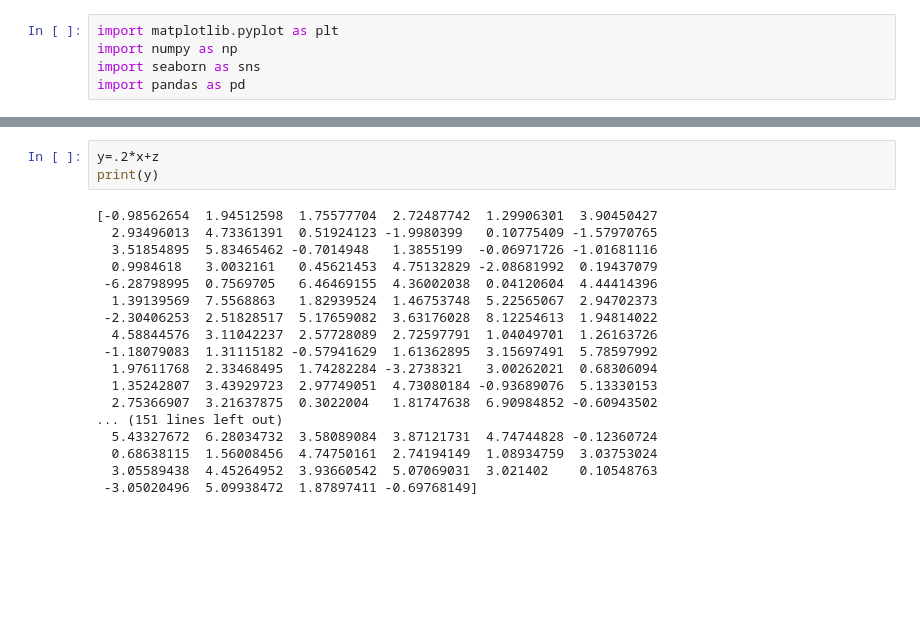
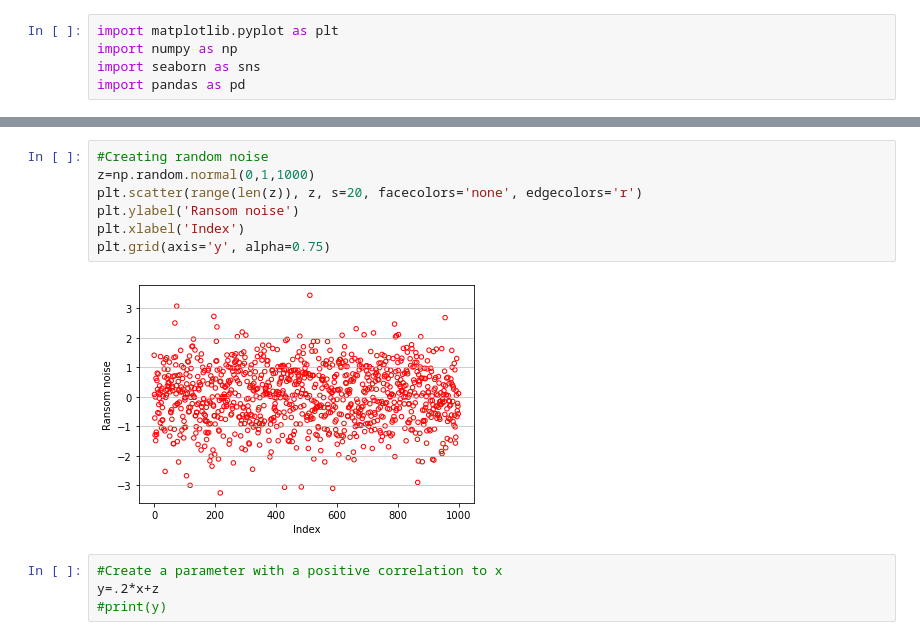
Before and after one commit to pereral/youtubecodes, a Jupyter notebook: demo1.ipynb, the cells around one changed output, grey strips where cells are left out. Drawn from its saved outputs; the diff is of its cells as text; blank space fills up the shorter version.

```diff
--- a/demo1.ipynb
+++ b/demo1.ipynb
@@ -83,24 +59,16 @@ print(z)
+# %%
+#Creating random noise
+z=np.random.normal(0,1,1000)
+plt.scatter(range(len(z)), z, s=20, facecolors='none', edgecolors='r')
+plt.ylabel('Ransom noise')
+plt.xlabel('Index')
+plt.grid(axis='y', alpha=0.75)
+# %% [output]
+[figure, added]
 # %%
+#Create a parameter with a positive correlation to x
 y=.2*x+z
-print(y)
+#print(y)
-# %% [output]
-[-0.98562654  1.94512598  1.75577704  2.72487742  1.29906301  3.90450427
-  2.93496013  4.73361391  0.51924123 -1.9980399   0.10775409 -1.57970765
-  3.51854895  5.83465462 -0.7014948   1.3855199  -0.06971726 -1.01681116
-  0.9984618   3.0032161   0.45621453  4.75132829 -2.08681992  0.19437079
- -6.28798995  0.7569705   6.46469155  4.36002038  0.04120604  4.44414396
-  1.39139569  7.5568863   1.82939524  1.46753748  5.22565067  2.94702373
- -2.30406253  2.51828517  5.17659082  3.63176028  8.12254613  1.94814022
-  4.58844576  3.11042237  2.57728089  2.72597791  1.04049701  1.26163726
- -1.18079083  1.31115182 -0.57941629  1.61362895  3.15697491  5.78597992
-  1.97611768  2.33468495  1.74282284 -3.2738321   3.00262021  0.68306094
-  1.35242807  3.43929723  2.97749051  4.73080184 -0.93689076  5.13330153
-  2.75366907  3.21637875  0.3022004   1.81747638  6.90984852 -0.60943502
-... (151 lines left out)
-  5.43327672  6.28034732  3.58089084  3.87121731  4.74744828 -0.12360724
-  0.68638115  1.56008456  4.74750161  2.74194149  1.08934759  3.03753024
-  3.05589438  4.45264952  3.93660542  5.07069031  3.021402    0.10548763
- -3.05020496  5.09938472  1.87897411 -0.69768149]
 # %%
 mu_x=np.mean(x);Sigma_x=np.var(x);sigma_x=np.std(x)
 mu_x,Sigma_x,sigma_x
```
Also changed, not shown: parts of 21 cells of this notebook.
